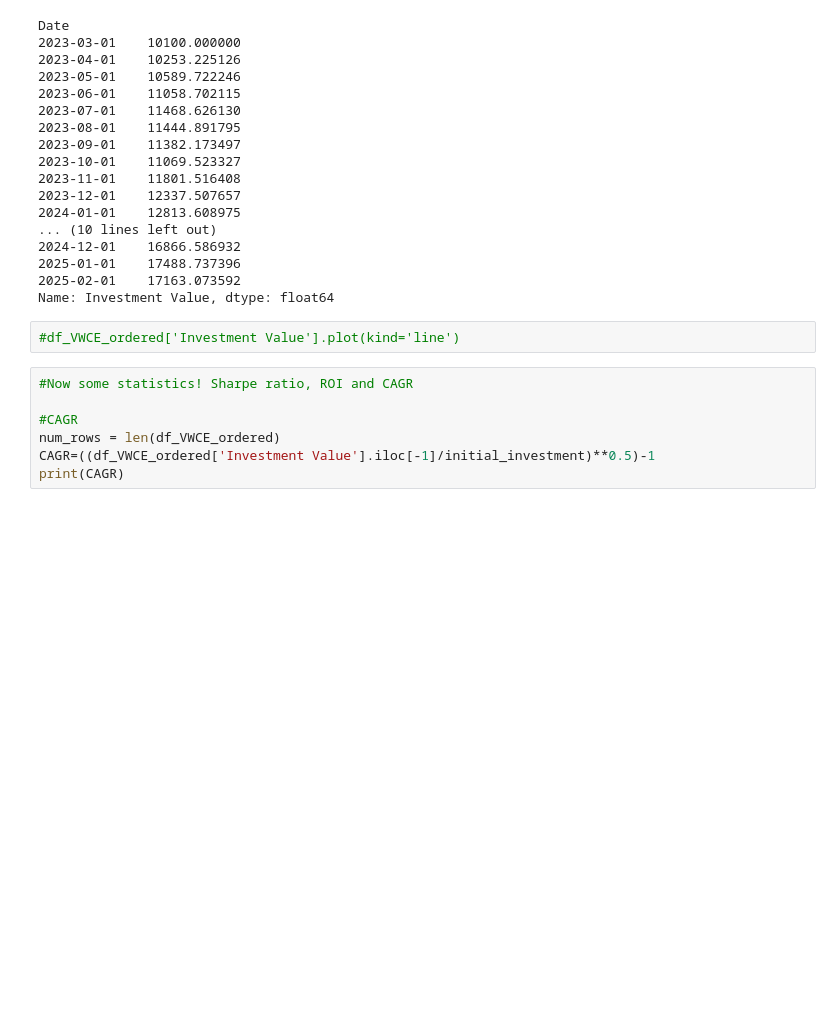
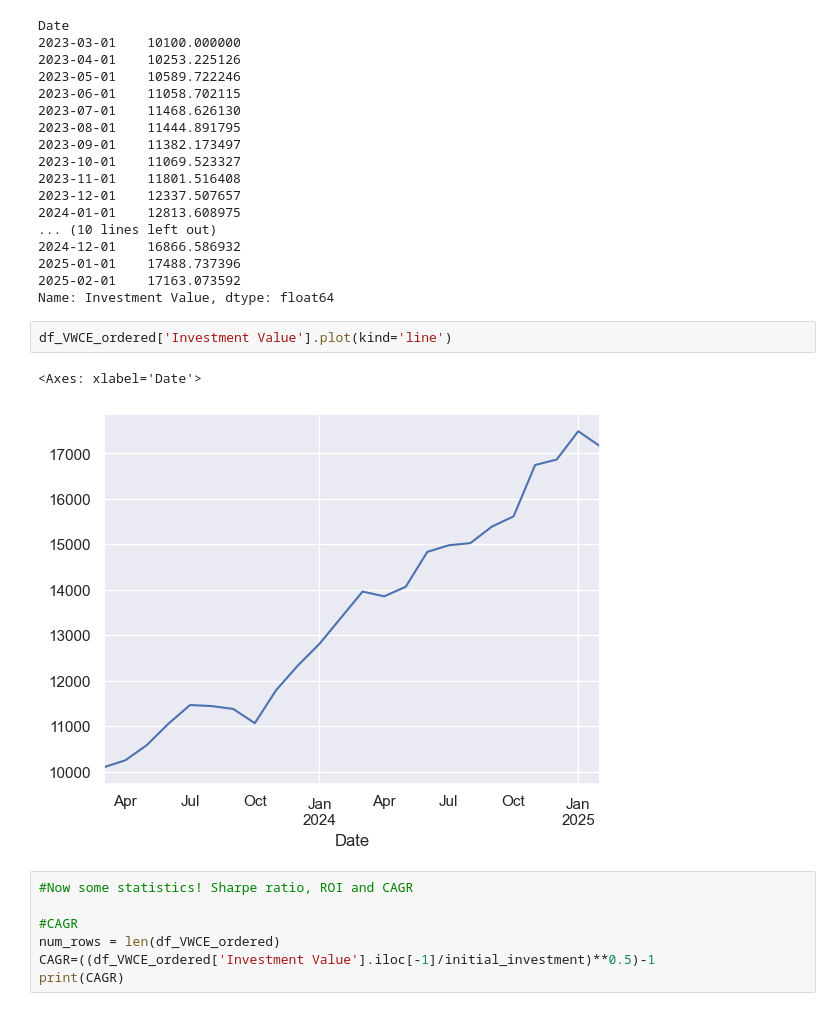
Before and after one commit to ChristianChimi/Financial-Analytics, a Jupyter notebook: Stock-Market-Analytics/Stock_market_Analytics.ipynb, the cells around one changed output. Saved outputs shown, nothing was run; the diff lists cells and outputs as text; blank space fills up the shorter version.

```diff
--- a/Stock-Market-Analytics/Stock_market_Analytics.ipynb
+++ b/Stock-Market-Analytics/Stock_market_Analytics.ipynb
@@ -370,7 +370,10 @@ Date
 2025-02-01    17163.073592
 Name: Investment Value, dtype: float64
 # %%
-#df_VWCE_ordered['Investment Value'].plot(kind='line')
+df_VWCE_ordered['Investment Value'].plot(kind='line')
+# %% [output]
+<Axes: xlabel='Date'>
+[figure, added]
 # %%
 #Now some statistics! Sharpe ratio, ROI and CAGR
 
```
